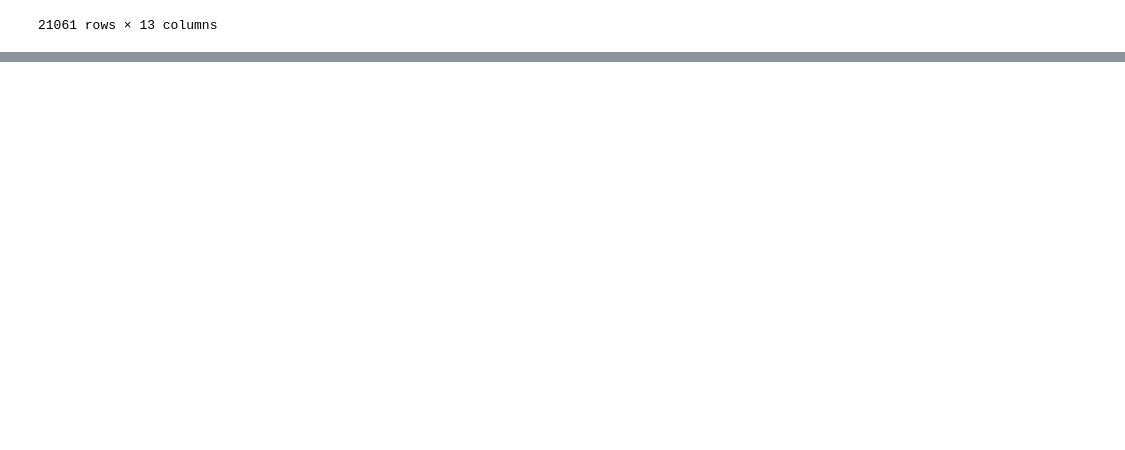
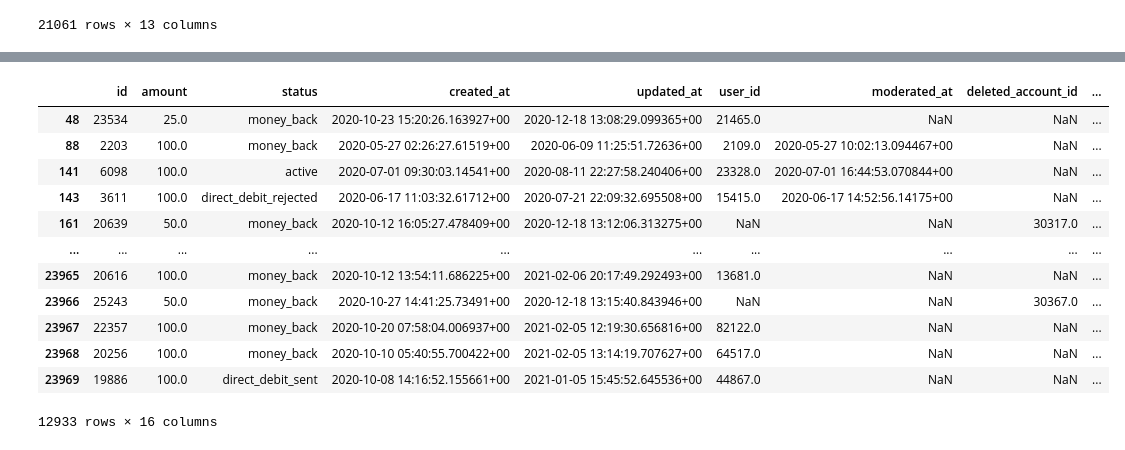
Before and after one commit to Bumbledebee/project-1-ironhack-payments-2-en, a Jupyter notebook: project_work/Martyna_exploratory.ipynb, the cells around one changed output, grey strips where cells are left out. Cells and saved outputs as stored; diff of their text form; code cells hidden in the pictures; blank space fills up the shorter version.

```diff
--- a/project_work/Martyna_exploratory.ipynb
+++ b/project_work/Martyna_exploratory.ipynb
@@ -22,0 +237,17 @@ df_fees
+# %%
+#checking how many CR ids from CR match with fees
+df_cash[df_cash['id'].isin(df_fees['cash_request_id'])]
+# %% [output]
+|  | id | amount | status | created_at | updated_at | user_id | moderated_at | deleted_account_id | ... |
+| 48 | 23534 | 25.0 | money_back | 2020-10-23 15:20:26.163927+00 | 2020-12-18 13:08:29.099365+00 | 21465.0 | NaN | NaN | ... |
+| 88 | 2203 | 100.0 | money_back | 2020-05-27 02:26:27.61519+00 | 2020-06-09 11:25:51.72636+00 | 2109.0 | 2020-05-27 10:02:13.094467+00 | NaN | ... |
+| 141 | 6098 | 100.0 | active | 2020-07-01 09:30:03.14541+00 | 2020-08-11 22:27:58.240406+00 | 23328.0 | 2020-07-01 16:44:53.070844+00 | NaN | ... |
+| 143 | 3611 | 100.0 | direct_debit_rejected | 2020-06-17 11:03:32.61712+00 | 2020-07-21 22:09:32.695508+00 | 15415.0 | 2020-06-17 14:52:56.14175+00 | NaN | ... |
+| 161 | 20639 | 50.0 | money_back | 2020-10-12 16:05:27.478409+00 | 2020-12-18 13:12:06.313275+00 | NaN | NaN | 30317.0 | ... |
+| ... | ... | ... | ... | ... | ... | ... | ... | ... | ... |
+| 23965 | 20616 | 100.0 | money_back | 2020-10-12 13:54:11.686225+00 | 2021-02-06 20:17:49.292493+00 | 13681.0 | NaN | NaN | ... |
+| 23966 | 25243 | 50.0 | money_back | 2020-10-27 14:41:25.73491+00 | 2020-12-18 13:15:40.843946+00 | NaN | NaN | 30367.0 | ... |
+| 23967 | 22357 | 100.0 | money_back | 2020-10-20 07:58:04.006937+00 | 2021-02-05 12:19:30.656816+00 | 82122.0 | NaN | NaN | ... |
+| 23968 | 20256 | 100.0 | money_back | 2020-10-10 05:40:55.700422+00 | 2021-02-05 13:14:19.707627+00 | 64517.0 | NaN | NaN | ... |
+| 23969 | 19886 | 100.0 | direct_debit_sent | 2020-10-08 14:16:52.155661+00 | 2021-01-05 15:45:52.645536+00 | 44867.0 | NaN | NaN | ... |
+12933 rows × 16 columns
```
Also changed, not shown: parts of 28 cells of this notebook, 1 other file.
